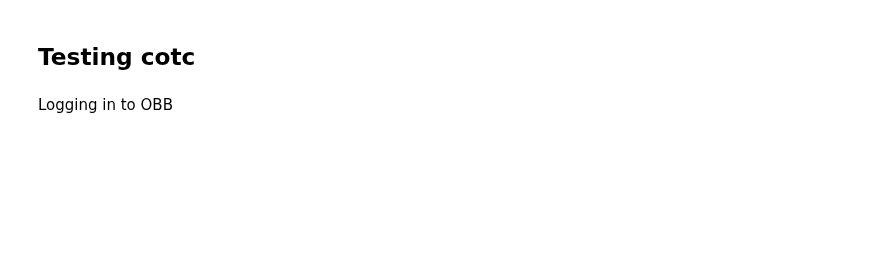
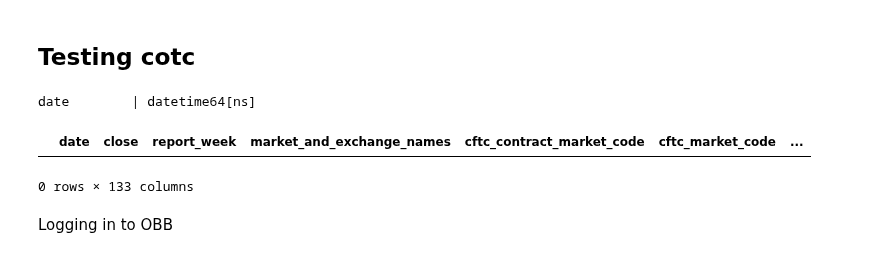
Before and after one commit to mmistroni/OpenBB_Experiments, a Jupyter notebook: OpenBBSamples.ipynb, the cells around one changed output. Saved outputs shown, nothing was run; the diff lists cells and outputs as text; code cells hidden in the pictures; blank space fills up the shorter version.

```diff
--- a/OpenBBSamples.ipynb
+++ b/OpenBBSamples.ipynb
@@ -62,9 +62,16 @@ def get_historical_prices(ticker, start_date, key):
 
 from google.colab import userdata
 key = userdata.get('FMP_KEY')
-vix_prices = get_historical_prices('^VIX', date(2004, 1, 1), key)
+vix_prices = get_historical_prices('^VIX', date(2004, 7, 20), key)
 # resampling prices
 df = pd.DataFrame(vix_prices)
 df['date'] = pd.to_datetime(df['date'])
 df = df.set_index('date').sort_index()
 df_weekly = df['close'].resample('W-TUE').last().dropna().reset_index()
+
+df_weekly[0:3]
+for col_name, col_type in zip(df_weekly.columns, df_weekly.dtypes):
+    if 'date' in col_name:
+      print(f"{col_name:<11} | {col_type}")
+# %% [output]
+date        | datetime64[ns]
@@ -73,3 +78,16 @@ cot_df = obb.regulators.cftc.cot(id='1170E1', provider='cftc').to_df()
+# %%
+cot_df = obb.regulators.cftc.cot(id='1170E1', provider='cftc').to_df()
+
+#cot_df
+#cot_df[0:3]
+#import pandas as pd
+jnd = df_weekly.merge(cot_df, how='inner',  # or 'left', 'right', 'outer'
+    left_index=True,
+    right_index=True)
+jnd[0:3]
+# %% [output]
+|  | date | close | report_week | market_and_exchange_names | cftc_contract_market_code | cftc_market_code | ... |
+0 rows × 133 columns
 # %%
 LOOKBACK_WINDOW_SIZE = 156
 # %% [markdown]
```
Also changed, not shown: parts of 2 cells of this notebook.
